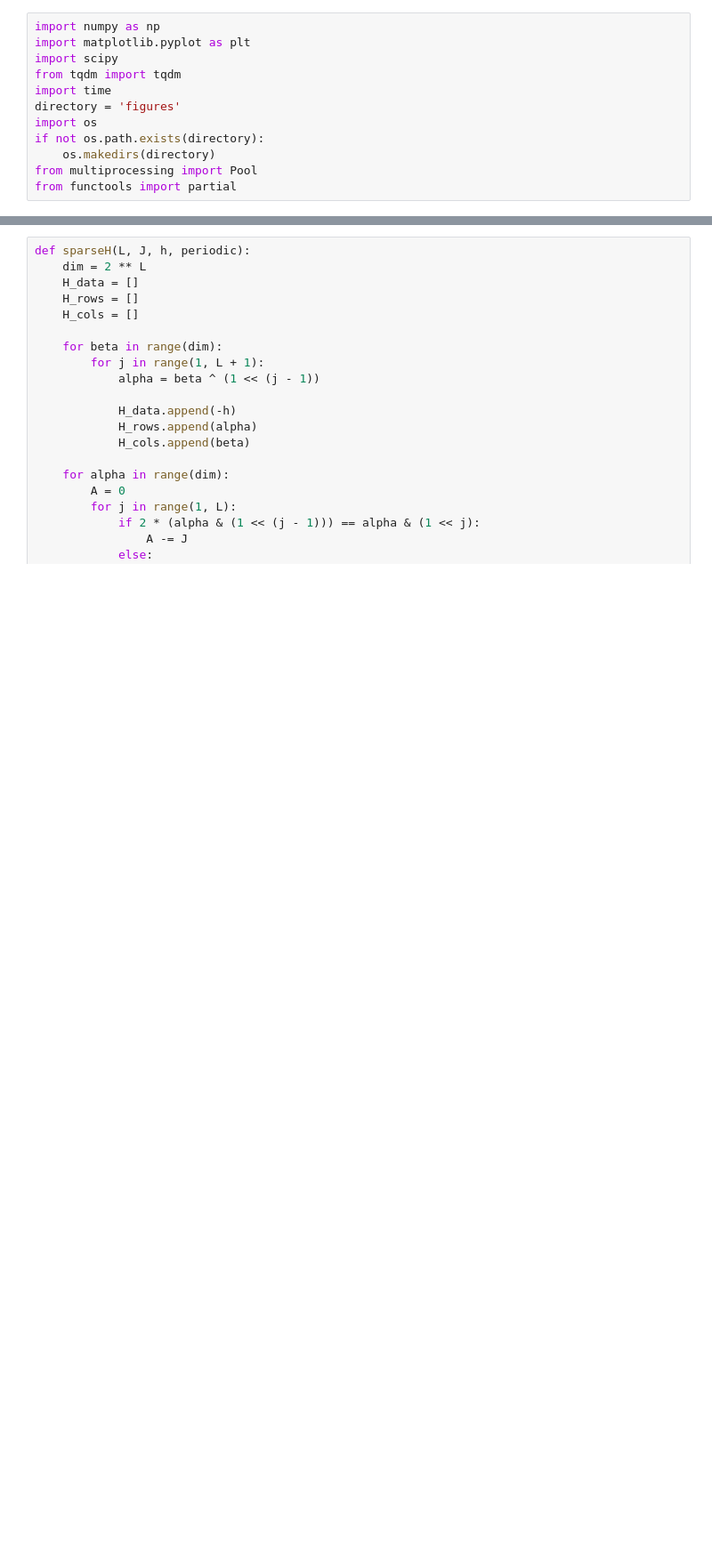
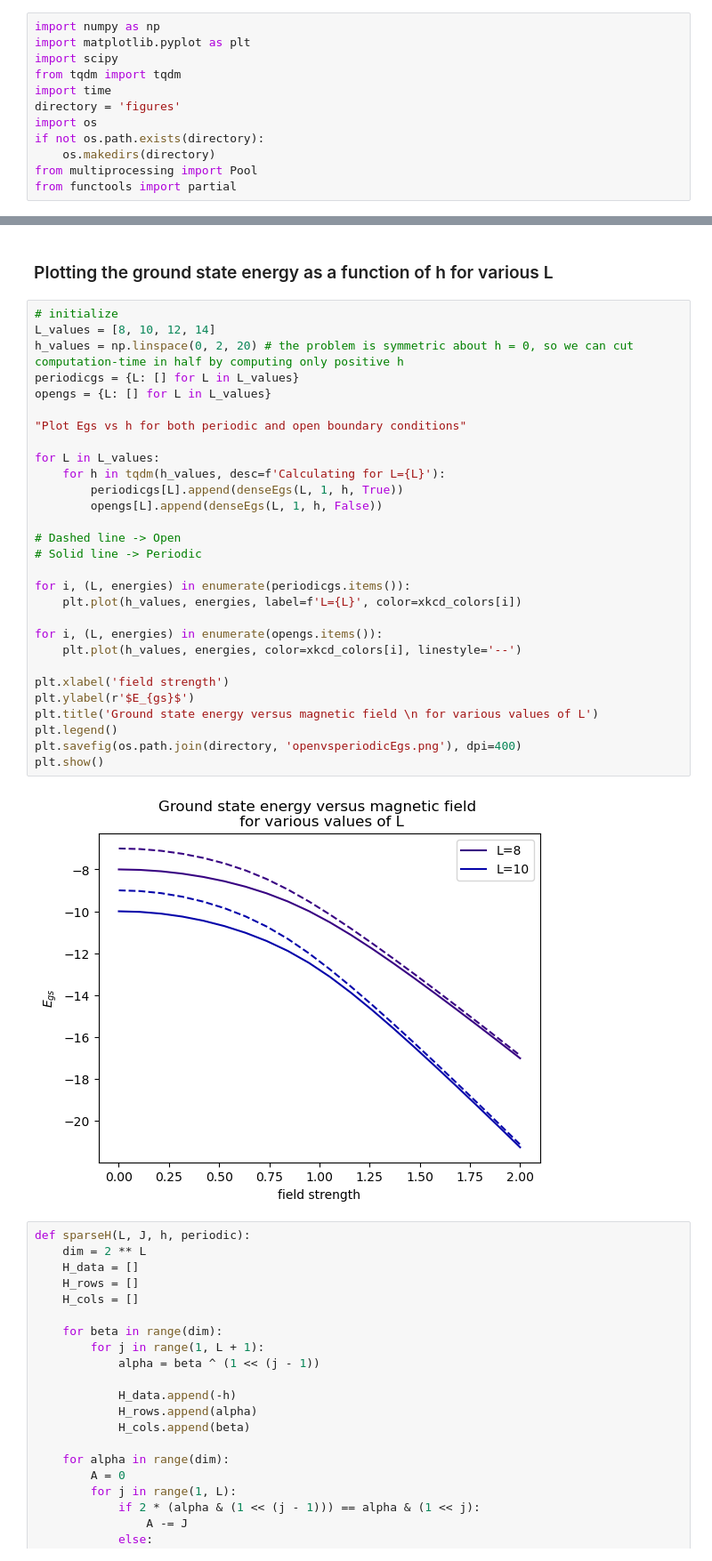
Before and after one commit to Abhiram2006/ph121c, a Jupyter notebook: main.ipynb, the cells around one changed output, grey strips where cells are left out. Shown at 89% size. Saved outputs shown, nothing was run; the diff lists cells and outputs as text; blank space fills up the shorter version.

```diff
--- a/main.ipynb
+++ b/main.ipynb
@@ -47,3 +129,36 @@ def denseH(L,J, h, periodic):
+# %% [markdown]
+### Plotting the ground state energy as a function of h for various L
+# %%
+# initialize
+L_values = [8, 10, 12, 14]
+h_values = np.linspace(0, 2, 20) # the problem is symmetric about h = 0, so we can cut computation-time in half by computing only positive h
+periodicgs = {L: [] for L in L_values}
+opengs = {L: [] for L in L_values}
+
+"Plot Egs vs h for both periodic and open boundary conditions"
+
+for L in L_values:
+    for h in tqdm(h_values, desc=f'Calculating for L={L}'):
+        periodicgs[L].append(denseEgs(L, 1, h, True))
+        opengs[L].append(denseEgs(L, 1, h, False))
+
+# Dashed line -> Open
+# Solid line -> Periodic
+
+for i, (L, energies) in enumerate(periodicgs.items()):
+    plt.plot(h_values, energies, label=f'L={L}', color=xkcd_colors[i])
+
+for i, (L, energies) in enumerate(opengs.items()):
+    plt.plot(h_values, energies, color=xkcd_colors[i], linestyle='--')
+
+plt.xlabel('field strength')
+plt.ylabel(r'$E_{gs}$')
+plt.title('Ground state energy versus magnetic field \n for various values of L')
+plt.legend()
+plt.savefig(os.path.join(directory, 'openvsperiodicEgs.png'), dpi=400)
+plt.show()
+# %% [output]
+[figure, added]
 # %%
 def sparseH(L, J, h, periodic):
     dim = 2 ** L
```
Also changed, not shown: parts of 13 cells of this notebook.
